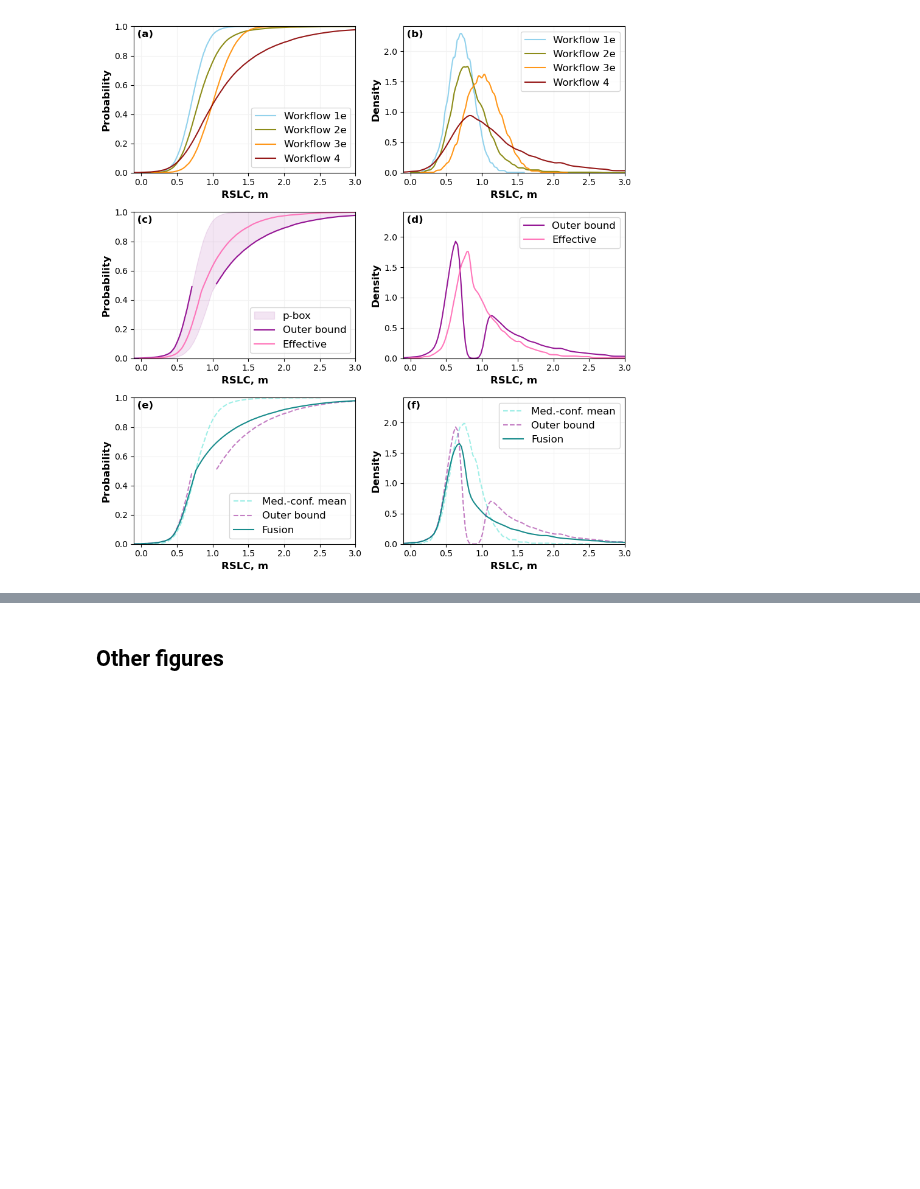
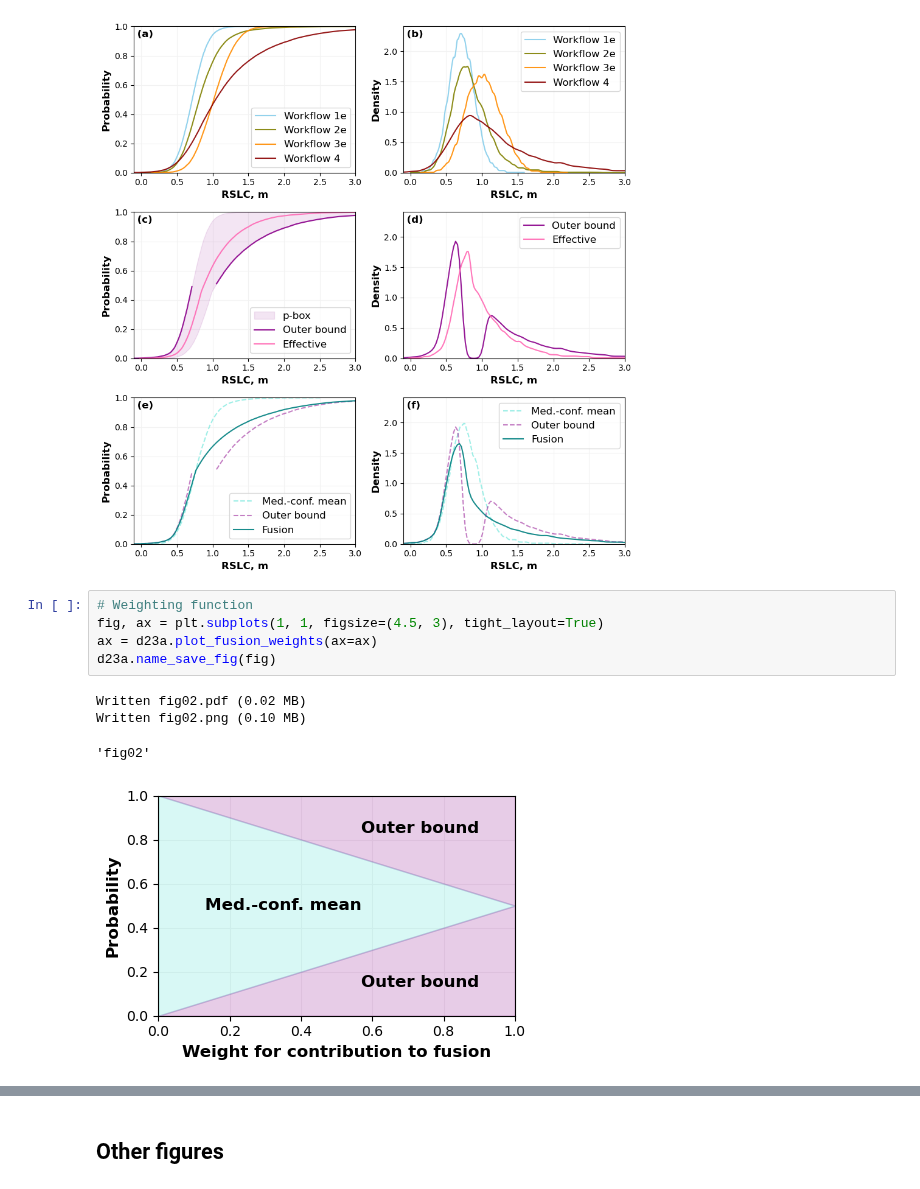
Before and after one commit to grandey/d23a-fusion, a Jupyter notebook: fusion_analysis_d23a.ipynb, the cells around one changed output, grey strips where cells are left out. Saved outputs shown, nothing was run; the diff lists cells and outputs as text; blank space fills up the shorter version.

Commit message:
d23a.py plot_fusion_weights(): Plot weighting function used for fusion.

```diff
--- a/fusion_analysis_d23a.ipynb
+++ b/fusion_analysis_d23a.ipynb
@@ -22,6 +22,16 @@ Written fig01.pdf (0.04 MB)
 Written fig01.png (0.60 MB)
 'fig01'
 [figure]
+# %%
+# Weighting function
+fig, ax = plt.subplots(1, 1, figsize=(4.5, 3), tight_layout=True)
+ax = d23a.plot_fusion_weights(ax=ax)
+d23a.name_save_fig(fig)
+# %% [output]
+Written fig02.pdf (0.02 MB)
+Written fig02.png (0.10 MB)
+'fig02'
+[figure, added]
 # %%
 # SSP5 year-2100 violinplot
 fig, ax = plt.subplots(1, 1, figsize=(6.5, 5), tight_layout=True)
```
Also changed, not shown: parts of 4 cells of this notebook, 5 other files.
